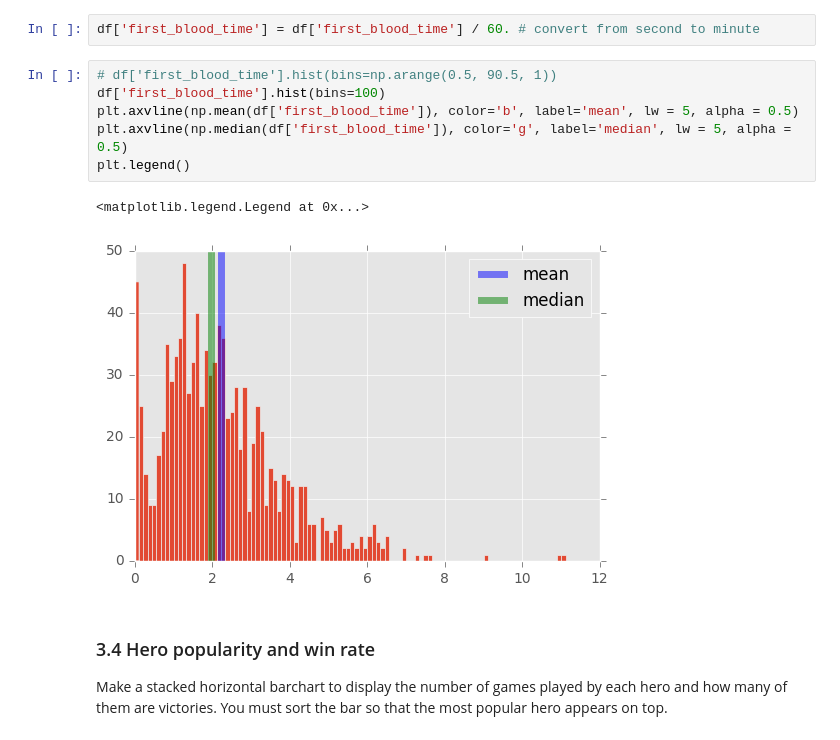
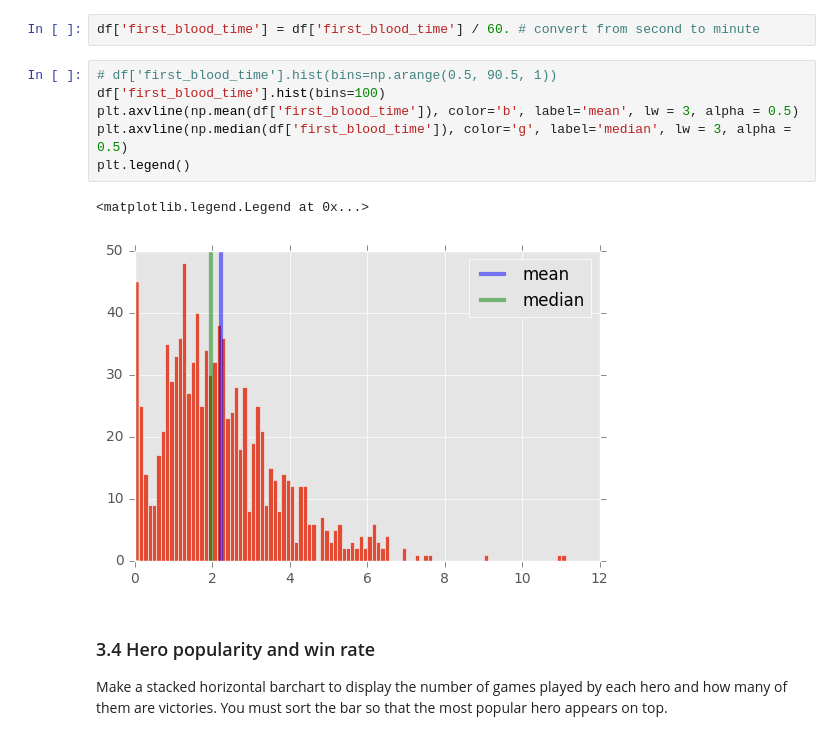
Before and after one commit to tow02/iccs413, a Jupyter notebook: assignments/a2/Assn 2 - Web API and Data Storage.ipynb, the cells around one changed output. Cells and saved outputs as stored; diff of their text form.

```diff
--- a/assignments/a2/Assn 2 - Web API and Data Storage.ipynb
+++ b/assignments/a2/Assn 2 - Web API and Data Storage.ipynb
@@ -194,12 +194,12 @@ df['first_blood_time'] = df['first_blood_time'] / 60. # convert from second to m
 # %%
 # df['first_blood_time'].hist(bins=np.arange(0.5, 90.5, 1))
 df['first_blood_time'].hist(bins=100)
-plt.axvline(np.mean(df['first_blood_time']), color='b', label='mean', lw = 5, alpha = 0.5)
-plt.axvline(np.median(df['first_blood_time']), color='g', label='median', lw = 5, alpha = 0.5)
+plt.axvline(np.mean(df['first_blood_time']), color='b', label='mean', lw = 3, alpha = 0.5)
+plt.axvline(np.median(df['first_blood_time']), color='g', label='median', lw = 3, alpha = 0.5)
 plt.legend()
 # %% [output]
 <matplotlib.legend.Legend at 0x...>
-[figure, old version]
+[figure, new version]
 # %% [markdown]
 ### 3.4 Hero popularity and win rate
 
```
Also changed, not shown: parts of 7 cells of this notebook.
